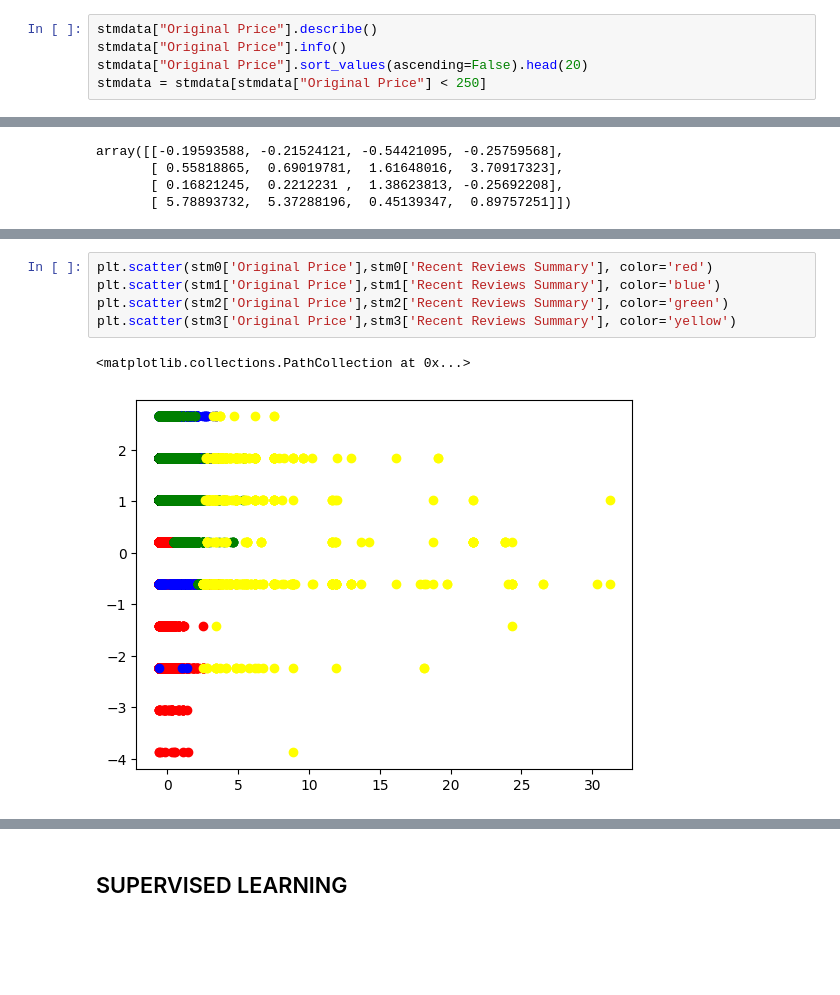
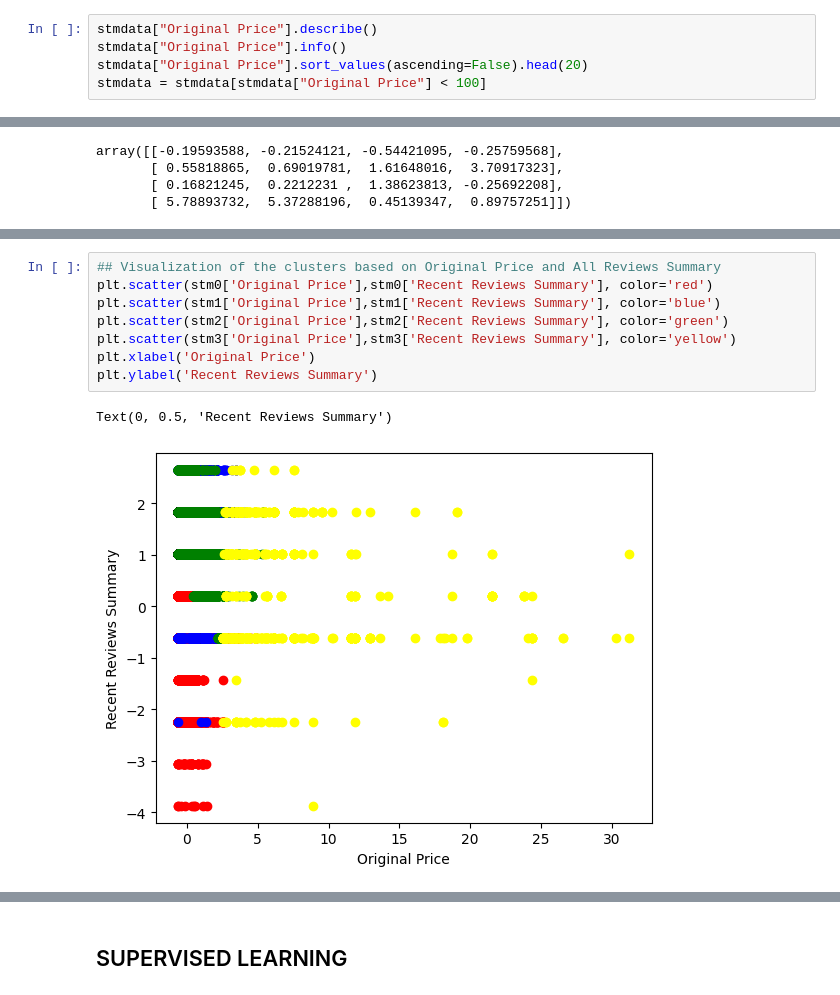
Before and after one commit to Somphone-Isabelle/MachineLearningProject, a Jupyter notebook: ml_project (2).ipynb, the cells around one changed output, grey strips where cells are left out. Drawn from its saved outputs; the diff is of its cells as text; blank space fills up the shorter version.

```diff
--- a/ml_project (2).ipynb
+++ b/ml_project (2).ipynb
@@ -276,6 +255,6 @@ Text(0.5, 1.0, 'Correlation Heatmap')
 stmdata["Original Price"].describe()
 stmdata["Original Price"].info()
 stmdata["Original Price"].sort_values(ascending=False).head(20)
-stmdata = stmdata[stmdata["Original Price"] < 250]
+stmdata = stmdata[stmdata["Original Price"] < 100]
 # %% [output]
 <class 'pandas.core.series.Series'>
@@ -405,9 +432,12 @@ plt.scatter(stm3['Original Price'],stm3['All Reviews Summary'], color='yellow')
 # %%
+## Visualization of the clusters based on Original Price and All Reviews Summary
 plt.scatter(stm0['Original Price'],stm0['Recent Reviews Summary'], color='red')
 plt.scatter(stm1['Original Price'],stm1['Recent Reviews Summary'], color='blue')
 plt.scatter(stm2['Original Price'],stm2['Recent Reviews Summary'], color='green')
 plt.scatter(stm3['Original Price'],stm3['Recent Reviews Summary'], color='yellow')
+plt.xlabel('Original Price')
+plt.ylabel('Recent Reviews Summary')
 # %% [output]
-<matplotlib.collections.PathCollection at 0x...>
+Text(0, 0.5, 'Recent Reviews Summary')
-[figure, old version]
+[figure, new version]
 # %%
```
Also changed, not shown: parts of 32 cells of this notebook.
